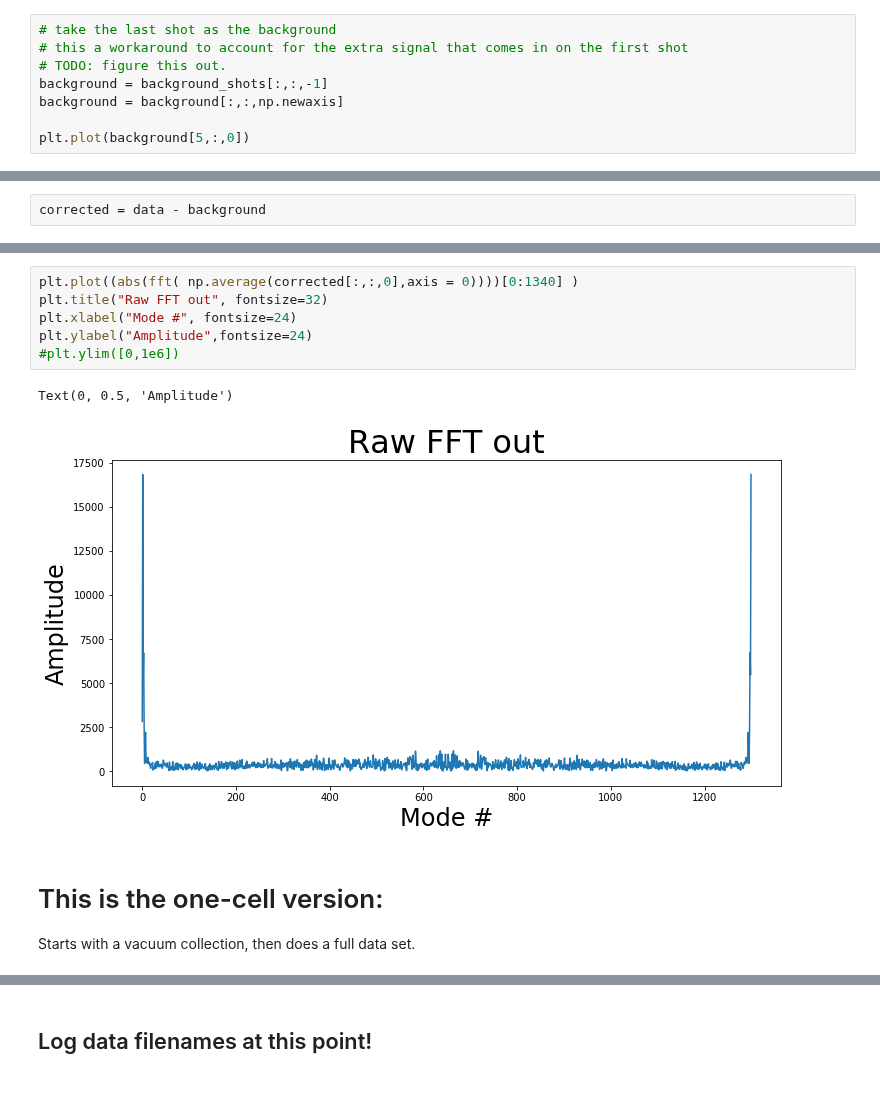
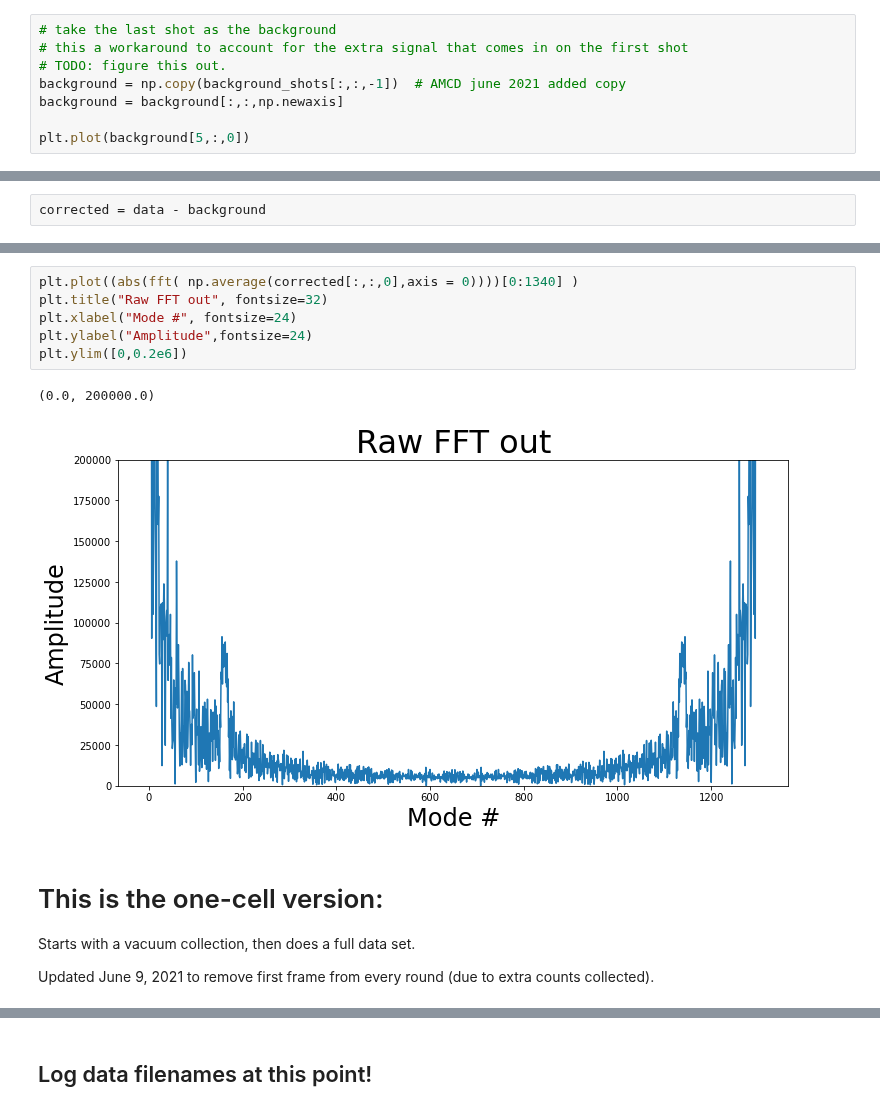
Before and after one commit to DawesLab/CCDimage, a Jupyter notebook: CCDimage.ipynb, the cells around one changed output, grey strips where cells are left out. Drawn from its saved outputs; the diff is of its cells as text.

```diff
--- a/CCDimage.ipynb
+++ b/CCDimage.ipynb
@@ -138,7 +138,7 @@ plt.imshow(background_shots[:,:,0])
 # take the last shot as the background
 # this a workaround to account for the extra signal that comes in on the first shot
 # TODO: figure this out.
-background = background_shots[:,:,-1]
+background = np.copy(background_shots[:,:,-1])  # AMCD june 2021 added copy
 background = background[:,:,np.newaxis]
 
 plt.plot(background[5,:,0])
@@ -186,15 +181,17 @@ Text(0, 0.5, 'Amplitude')
 # %%
 plt.plot((abs(fft( np.average(corrected[:,:,0],axis = 0))))[0:1340] )
 plt.title("Raw FFT out", fontsize=32)
 plt.xlabel("Mode #", fontsize=24)
 plt.ylabel("Amplitude",fontsize=24)
-#plt.ylim([0,1e6])
+plt.ylim([0,0.2e6])
 # %% [output]
-Text(0, 0.5, 'Amplitude')
+(0.0, 200000.0)
-[figure, old version]
+[figure, new version]
 # %% [markdown]
 # This is the one-cell version:
 Starts with a vacuum collection, then does a full data set.
+
+Updated June 9, 2021 to remove first frame from every round (due to extra counts collected).
 # %%
 #Interspersed vacuum and data runs:
 
```
Also changed, not shown: parts of 17 cells of this notebook, 11 other files.
